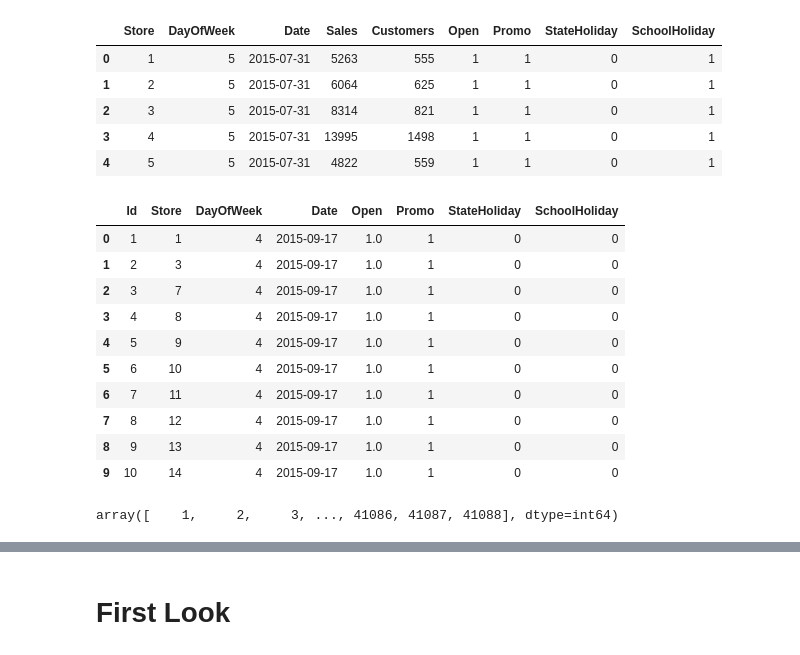
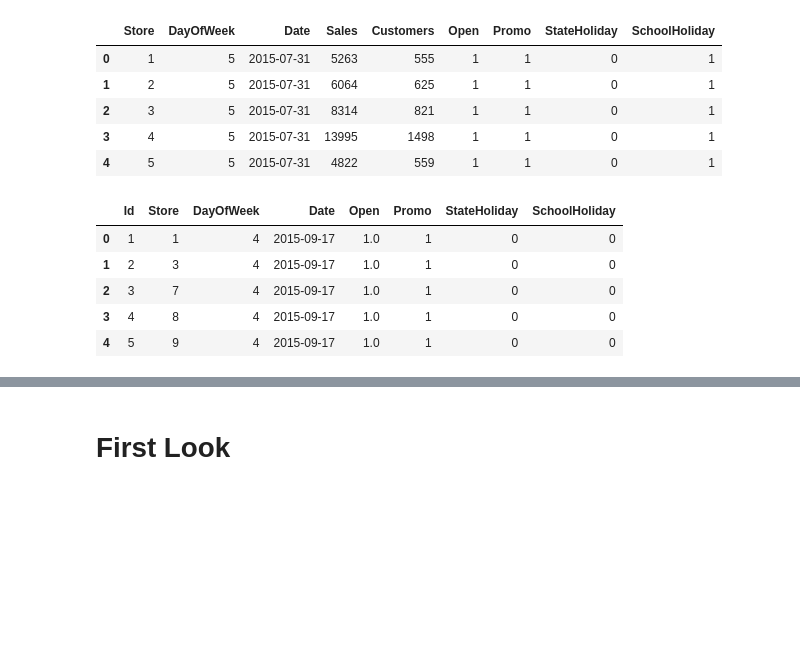
Before and after one commit to aymondebroglie/Rossman_Case, a Jupyter notebook: Baseline.ipynb, the cells around one changed output, grey strips where cells are left out. Drawn from its saved outputs; the diff is of its cells as text; code cells hidden in the pictures; blank space fills up the shorter version.

```diff
--- a/Baseline.ipynb
+++ b/Baseline.ipynb
@@ -36,21 +36,11 @@ train.head()
 | 3 | 4 | 5 | 2015-07-31 | 13995 | 1498 | 1 | 1 | 0 | 1 |
 | 4 | 5 | 5 | 2015-07-31 | 4822 | 559 | 1 | 1 | 0 | 1 |
 # %%
-test.head(10)
+test.head()
 # %% [output]
 |  | Id | Store | DayOfWeek | Date | Open | Promo | StateHoliday | SchoolHoliday |
 | 0 | 1 | 1 | 4 | 2015-09-17 | 1.0 | 1 | 0 | 0 |
 | 1 | 2 | 3 | 4 | 2015-09-17 | 1.0 | 1 | 0 | 0 |
 | 2 | 3 | 7 | 4 | 2015-09-17 | 1.0 | 1 | 0 | 0 |
 | 3 | 4 | 8 | 4 | 2015-09-17 | 1.0 | 1 | 0 | 0 |
 | 4 | 5 | 9 | 4 | 2015-09-17 | 1.0 | 1 | 0 | 0 |
-| 5 | 6 | 10 | 4 | 2015-09-17 | 1.0 | 1 | 0 | 0 |
-| 6 | 7 | 11 | 4 | 2015-09-17 | 1.0 | 1 | 0 | 0 |
-| 7 | 8 | 12 | 4 | 2015-09-17 | 1.0 | 1 | 0 | 0 |
-| 8 | 9 | 13 | 4 | 2015-09-17 | 1.0 | 1 | 0 | 0 |
-| 9 | 10 | 14 | 4 | 2015-09-17 | 1.0 | 1 | 0 | 0 |
-# %%
-distinctIdStoreTest = test.Id.unique()
-distinctIdStoreTest
-# %% [output]
-array([    1,     2,     3, ..., 41086, 41087, 41088], dtype=int64)
```
Also changed, not shown: parts of 17 cells of this notebook.
